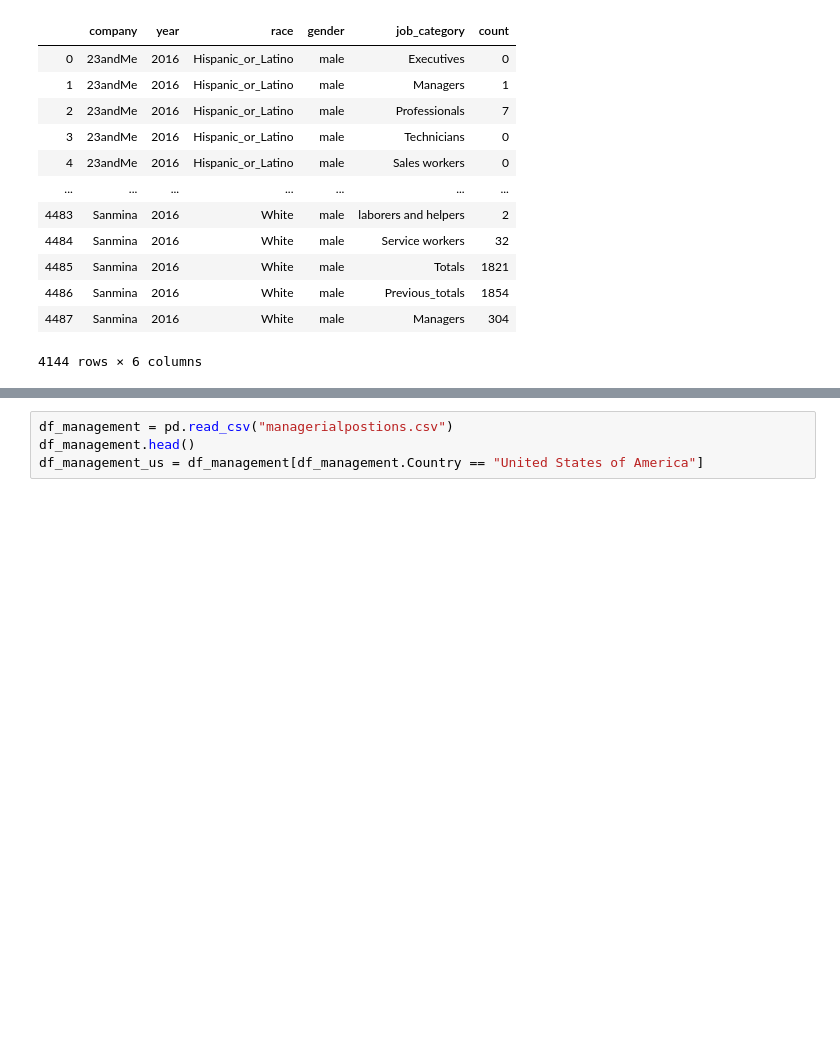
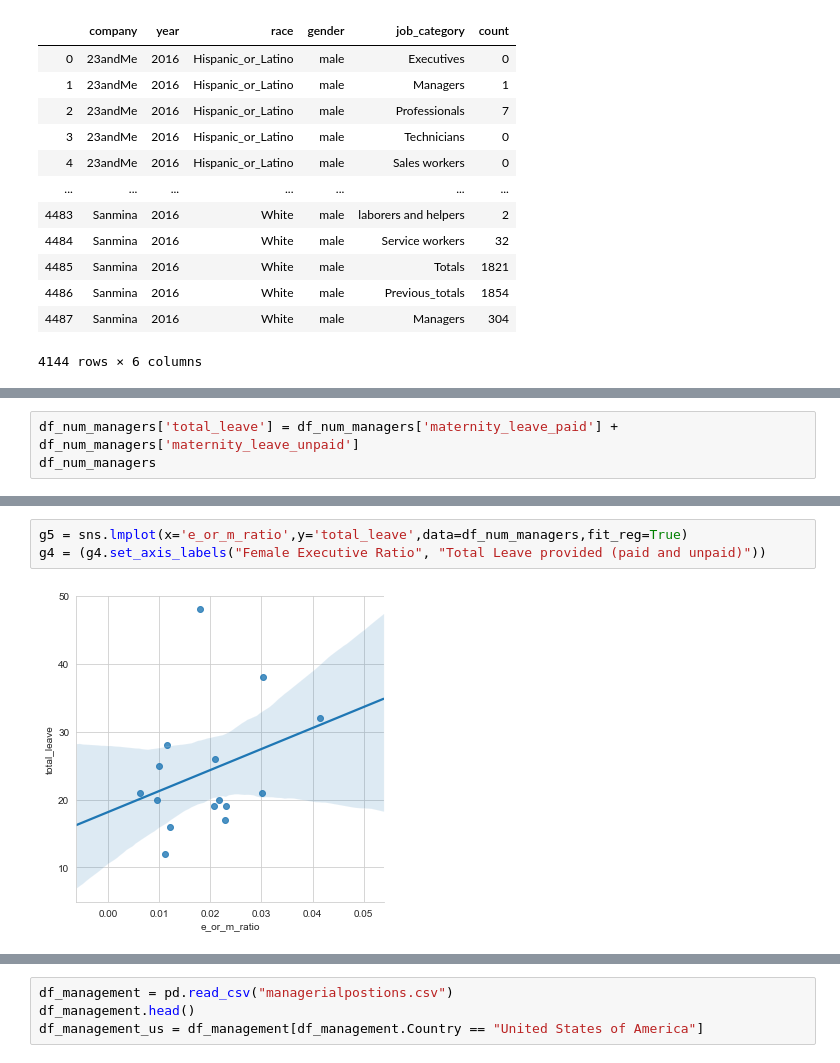
Before and after one commit to anjaliramesh42243/An-Exploratory-Data-Analysis-of-Women-in-the-Workforce, a Jupyter notebook: MaternityLeave.ipynb, the cells around one changed output, grey strips where cells are left out. Saved outputs shown, nothing was run; the diff lists cells and outputs as text; blank space fills up the shorter version.

```diff
--- a/MaternityLeave.ipynb
+++ b/MaternityLeave.ipynb
@@ -488,0 +610,3 @@ df_num_managers
+# %%
+df_num_managers['total_leave'] = df_num_managers['maternity_leave_paid'] + df_num_managers['maternity_leave_unpaid']
+df_num_managers
@@ -488,0 +638,5 @@ df_num_managers
+# %%
+g5 = sns.lmplot(x='e_or_m_ratio',y='total_leave',data=df_num_managers,fit_reg=True)
+g4 = (g4.set_axis_labels("Female Executive Ratio", "Total Leave provided (paid and unpaid)"))
+# %% [output]
+[figure, added]
```
Also changed, not shown: parts of 11 cells of this notebook.
